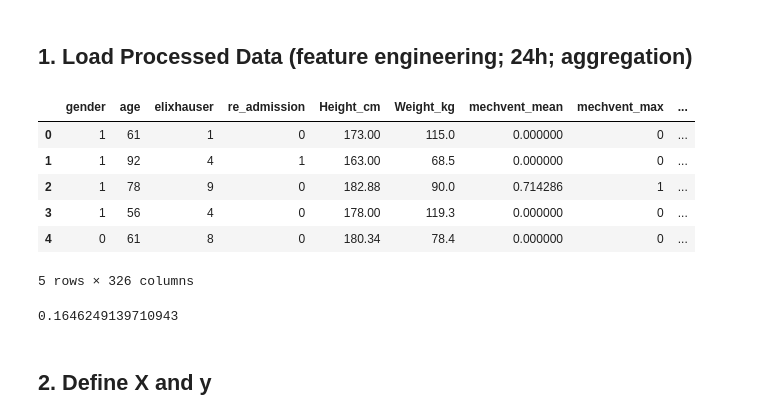
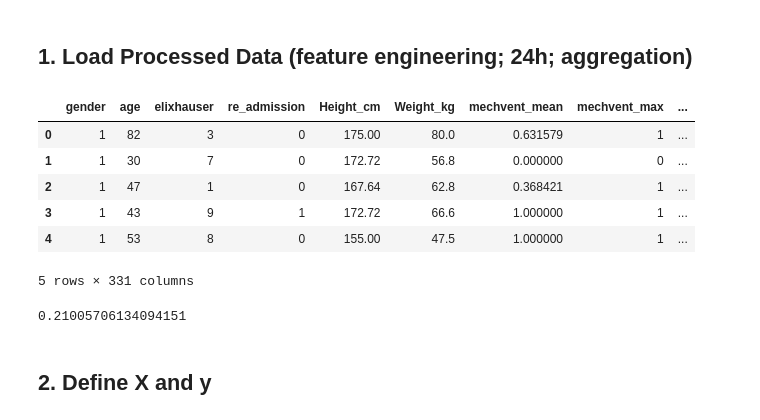
Before and after one commit to WeixinWilliamWang/CS526_Group_1, a Jupyter notebook: mortality_predict/models/xgboost_mortality_analysis.ipynb, the cells around one changed output. Saved outputs shown, nothing was run; the diff lists cells and outputs as text; code cells hidden in the pictures.

```diff
--- a/mortality_predict/models/xgboost_mortality_analysis.ipynb
+++ b/mortality_predict/models/xgboost_mortality_analysis.ipynb
@@ -16,20 +17,21 @@ warnings.filterwarnings('ignore')
 # %% [markdown]
 ## 1. Load Processed Data (feature engineering; 24h; aggregation)
 # %%
-df_agg = pd.read_csv('../../data/mimic_dataset_24h_aggregated.csv')
+TIME_WINDOW_IN_HOUR = 72
+df_agg = pd.read_csv(f'../../data/mimic_dataset_{TIME_WINDOW_IN_HOUR}h_aggregated.csv')
 df_agg.head()
 # %% [output]
 |  | gender | age | elixhauser | re_admission | Height_cm | Weight_kg | mechvent_mean | mechvent_max | ... |
-| 0 | 1 | 61 | 1 | 0 | 173.00 | 115.0 | 0.000000 | 0 | ... |
-| 1 | 1 | 92 | 4 | 1 | 163.00 | 68.5 | 0.000000 | 0 | ... |
-| 2 | 1 | 78 | 9 | 0 | 182.88 | 90.0 | 0.714286 | 1 | ... |
-| 3 | 1 | 56 | 4 | 0 | 178.00 | 119.3 | 0.000000 | 0 | ... |
-| 4 | 0 | 61 | 8 | 0 | 180.34 | 78.4 | 0.000000 | 0 | ... |
+| 0 | 1 | 82 | 3 | 0 | 175.00 | 80.0 | 0.631579 | 1 | ... |
+| 1 | 1 | 30 | 7 | 0 | 172.72 | 56.8 | 0.000000 | 0 | ... |
+| 2 | 1 | 47 | 1 | 0 | 167.64 | 62.8 | 0.368421 | 1 | ... |
+| 3 | 1 | 43 | 9 | 1 | 172.72 | 66.6 | 1.000000 | 1 | ... |
+| 4 | 1 | 53 | 8 | 0 | 155.00 | 47.5 | 1.000000 | 1 | ... |
-5 rows × 326 columns
+5 rows × 331 columns
 # %%
 df_agg['died_in_hosp'].sum()/df_agg.shape[0]
 # %% [output]
-0.1646249139710943
+0.21005706134094151
 # %% [markdown]
 ## 2. Define X and y
 # %%
```
Also changed, not shown: parts of 16 cells of this notebook, 22 other files.
